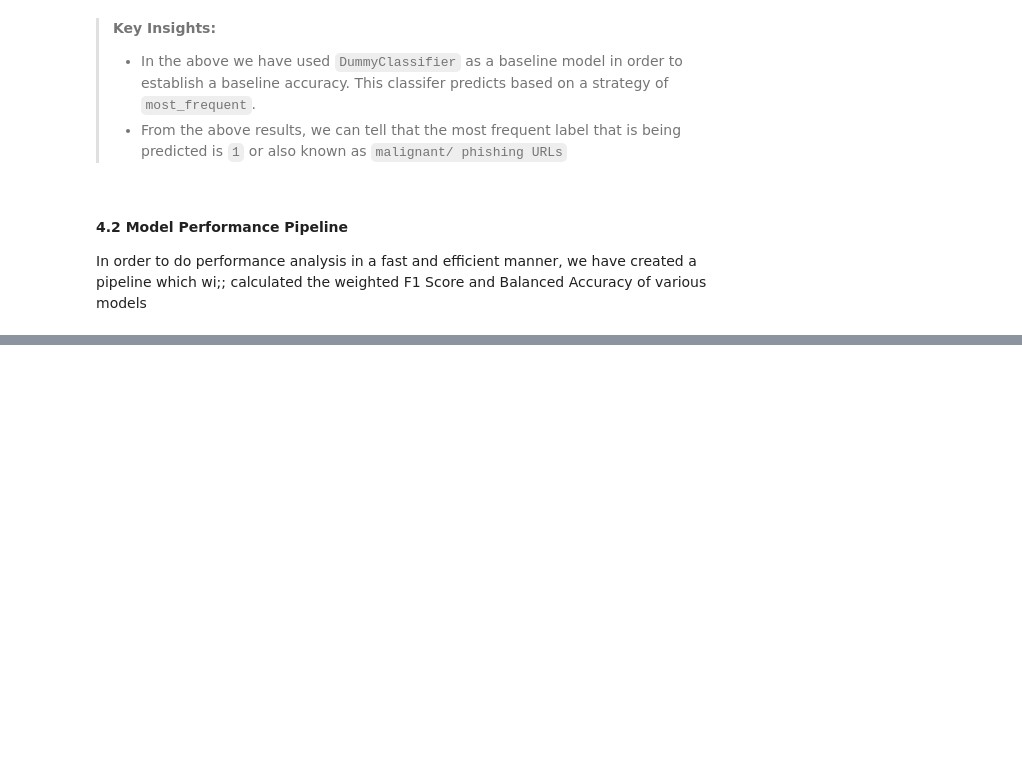
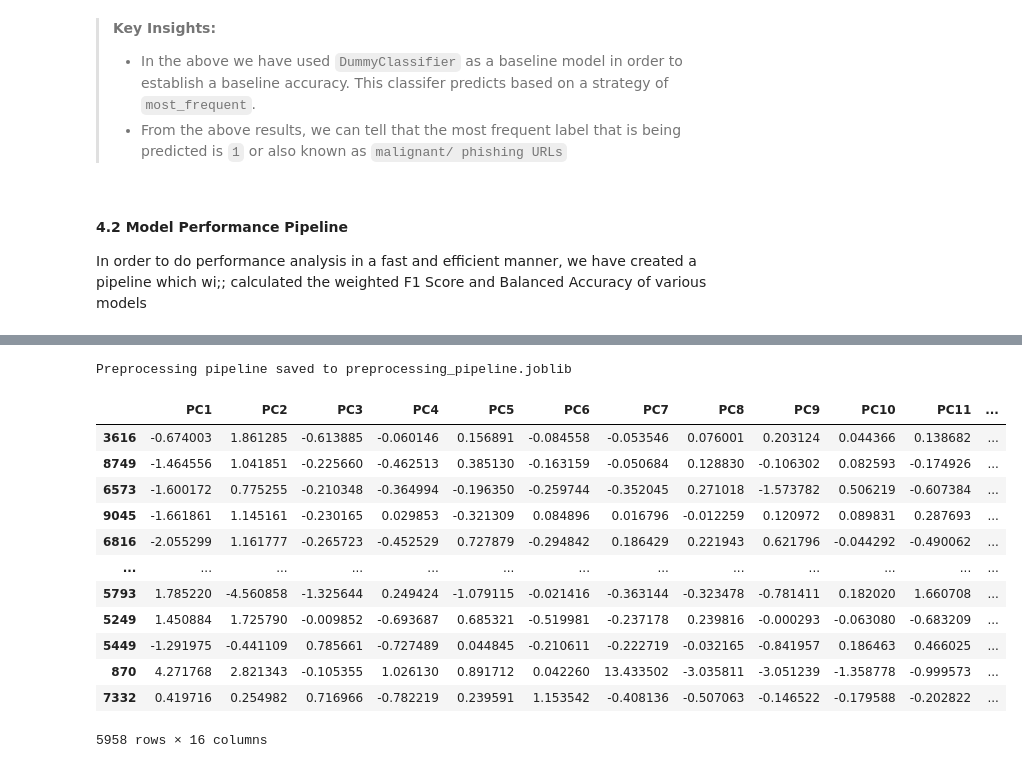
Before and after one commit to Cynthia-Njambi/Phishing-URL-Detection, a Jupyter notebook: index.ipynb, the cells around one changed output, grey strips where cells are left out. Drawn from its saved outputs; the diff is of its cells as text; code cells hidden in the pictures; blank space fills up the shorter version.

```diff
--- a/index.ipynb
+++ b/index.ipynb
@@ -3292,0 +2802,31 @@ plt.show()
+# %%
+# Initialize the PreprocessingPipeline
+preprocessor = PreprocessingPipeline(n_components=0.95)
+
+# Fit the preprocessing pipeline on the training data
+preprocessor.fit(X_train, y_train_encoded)
+
+X_train_preprocessed = preprocessor.transform(X_train)
+
+# Save the fitted preprocessing pipeline to a joblib file
+preprocessor_filename = "preprocessing_pipeline.joblib"
+joblib.dump(preprocessor.pipeline, preprocessor_filename)
+print(f"Preprocessing pipeline saved to {preprocessor_filename}")
+# %% [output]
+Preprocessing pipeline saved to preprocessing_pipeline.joblib
+# %%
+X_train_preprocessed
+# %% [output]
+|  | PC1 | PC2 | PC3 | PC4 | PC5 | PC6 | PC7 | PC8 | PC9 | PC10 | PC11 | ... |
+| 3616 | -0.674003 | 1.861285 | -0.613885 | -0.060146 | 0.156891 | -0.084558 | -0.053546 | 0.076001 | 0.203124 | 0.044366 | 0.138682 | ... |
+| 8749 | -1.464556 | 1.041851 | -0.225660 | -0.462513 | 0.385130 | -0.163159 | -0.050684 | 0.128830 | -0.106302 | 0.082593 | -0.174926 | ... |
+| 6573 | -1.600172 | 0.775255 | -0.210348 | -0.364994 | -0.196350 | -0.259744 | -0.352045 | 0.271018 | -1.573782 | 0.506219 | -0.607384 | ... |
+| 9045 | -1.661861 | 1.145161 | -0.230165 | 0.029853 | -0.321309 | 0.084896 | 0.016796 | -0.012259 | 0.120972 | 0.089831 | 0.287693 | ... |
+| 6816 | -2.055299 | 1.161777 | -0.265723 | -0.452529 | 0.727879 | -0.294842 | 0.186429 | 0.221943 | 0.621796 | -0.044292 | -0.490062 | ... |
+| ... | ... | ... | ... | ... | ... | ... | ... | ... | ... | ... | ... | ... |
+| 5793 | 1.785220 | -4.560858 | -1.325644 | 0.249424 | -1.079115 | -0.021416 | -0.363144 | -0.323478 | -0.781411 | 0.182020 | 1.660708 | ... |
+| 5249 | 1.450884 | 1.725790 | -0.009852 | -0.693687 | 0.685321 | -0.519981 | -0.237178 | 0.239816 | -0.000293 | -0.063080 | -0.683209 | ... |
+| 5449 | -1.291975 | -0.441109 | 0.785661 | -0.727489 | 0.044845 | -0.210611 | -0.222719 | -0.032165 | -0.841957 | 0.186463 | 0.466025 | ... |
+| 870 | 4.271768 | 2.821343 | -0.105355 | 1.026130 | 0.891712 | 0.042260 | 13.433502 | -3.035811 | -3.051239 | -1.358778 | -0.999573 | ... |
+| 7332 | 0.419716 | 0.254982 | 0.716966 | -0.782219 | 0.239591 | 1.153542 | -0.408136 | -0.507063 | -0.146522 | -0.179588 | -0.202822 | ... |
+5958 rows × 16 columns
```
Also changed, not shown: parts of 26 cells of this notebook, 2 other files.
